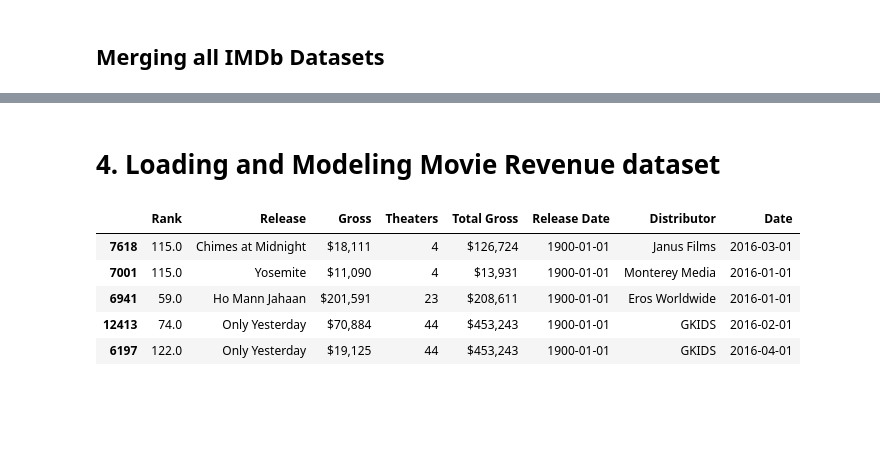
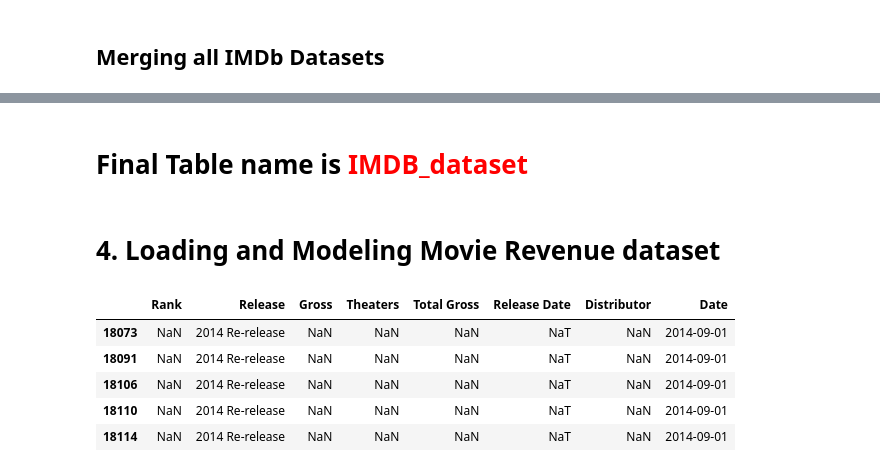
Before and after one commit to shreyashguptas/IMDbRatings-StockImpact, a Jupyter notebook: Project_dataset.ipynb, the cells around one changed output, grey strips where cells are left out. Drawn from its saved outputs; the diff is of its cells as text; code cells hidden in the pictures; blank space fills up the shorter version.

Commit message:
all datasets are final except revenues

```diff
--- a/Project_dataset.ipynb
+++ b/Project_dataset.ipynb
@@ -663,3 +564,5 @@ merged_data.head()
+# %% [markdown]
+# Final Table name is <span style="color:red">IMDB_dataset</span>
 # %% [markdown]
 # 4. Loading and Modeling Movie Revenue dataset
 # %%
@@ -715,14 +618,14 @@ else:
     Movie_Revenues = Movie_Revenues.sort_values('Release Date')
 # %%
 # The Gross Revenue Dataset
-Movie_Revenues.head()
+Movie_Revenues.tail()
 # %% [output]
 |  | Rank | Release | Gross | Theaters | Total Gross | Release Date | Distributor | Date |
-| 7618 | 115.0 | Chimes at Midnight | $18,111 | 4 | $126,724 | 1900-01-01 | Janus Films | 2016-03-01 |
-| 7001 | 115.0 | Yosemite | $11,090 | 4 | $13,931 | 1900-01-01 | Monterey Media | 2016-01-01 |
-| 6941 | 59.0 | Ho Mann Jahaan | $201,591 | 23 | $208,611 | 1900-01-01 | Eros Worldwide | 2016-01-01 |
-| 12413 | 74.0 | Only Yesterday | $70,884 | 44 | $453,243 | 1900-01-01 | GKIDS | 2016-02-01 |
-| 6197 | 122.0 | Only Yesterday | $19,125 | 44 | $453,243 | 1900-01-01 | GKIDS | 2016-04-01 |
+| 18073 | NaN | 2014 Re-release | NaN | NaN | NaN | NaT | NaN | 2014-09-01 |
+| 18091 | NaN | 2014 Re-release | NaN | NaN | NaN | NaT | NaN | 2014-09-01 |
+| 18106 | NaN | 2014 Re-release | NaN | NaN | NaN | NaT | NaN | 2014-09-01 |
+| 18110 | NaN | 2014 Re-release | NaN | NaN | NaN | NaT | NaN | 2014-09-01 |
+| 18114 | NaN | 2014 Re-release | NaN | NaN | NaN | NaT | NaN | 2014-09-01 |
 # %%
 filtered_df = Movie_Revenues[Movie_Revenues['Release'].str.contains('Avengers', case=False, na=False)]
 filtered_df.head()
```
Also changed, not shown: parts of 41 cells of this notebook.
